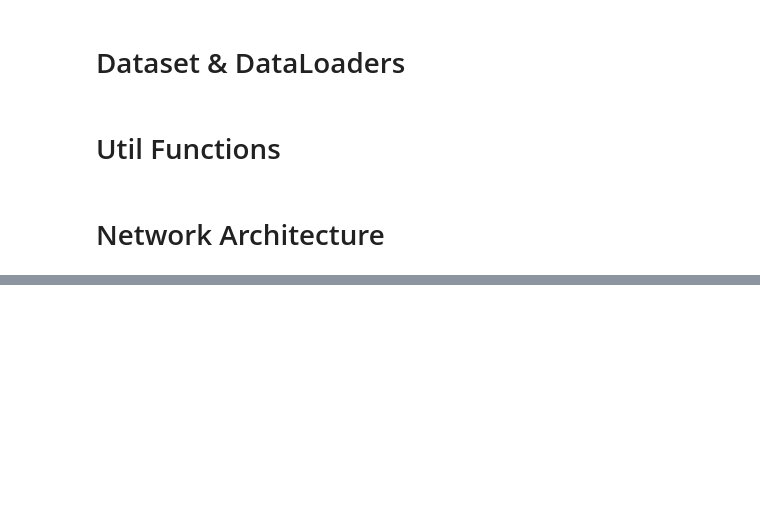
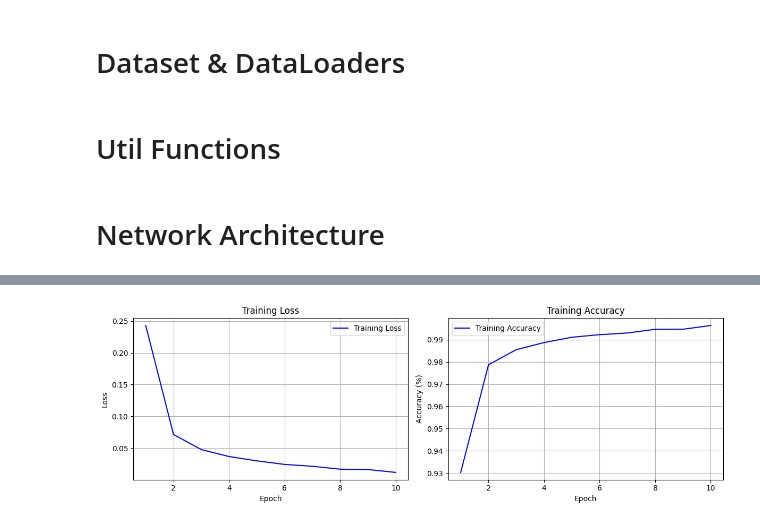
Before and after one commit to Hamza-Ali0237/PyTorch-Projects, a Jupyter notebook: Paper_Implementations/LeNet-5/LeNet-5.ipynb, the cells around one changed output, grey strips where cells are left out. Drawn from its saved outputs; the diff is of its cells as text; code cells hidden in the pictures; blank space fills up the shorter version.

Commit message:
Trained LeNet-5 Model

```diff
--- a/Paper_Implementations/LeNet-5/LeNet-5.ipynb
+++ b/Paper_Implementations/LeNet-5/LeNet-5.ipynb
@@ -179,0 +184,9 @@ class LeNet5(nn.Module):
+# %%
+model = LeNet5().to(device)
+criterion = nn.CrossEntropyLoss()
+optimizer = optim.Adam(model.parameters(), lr=0.001)
+
+train_loader, test_loader = get_dataloaders(64)
+# %%
+history = train(model, train_loader, 10, criterion, optimizer, device)
+val_loss, val_acc = validate(model, test_loader, criterion, device)
@@ -179,0 +205,4 @@ class LeNet5(nn.Module):
+# %%
+plot_learning_curves(history)
+# %% [output]
+[figure, added]
```
Also changed, not shown: parts of 5 cells of this notebook.
